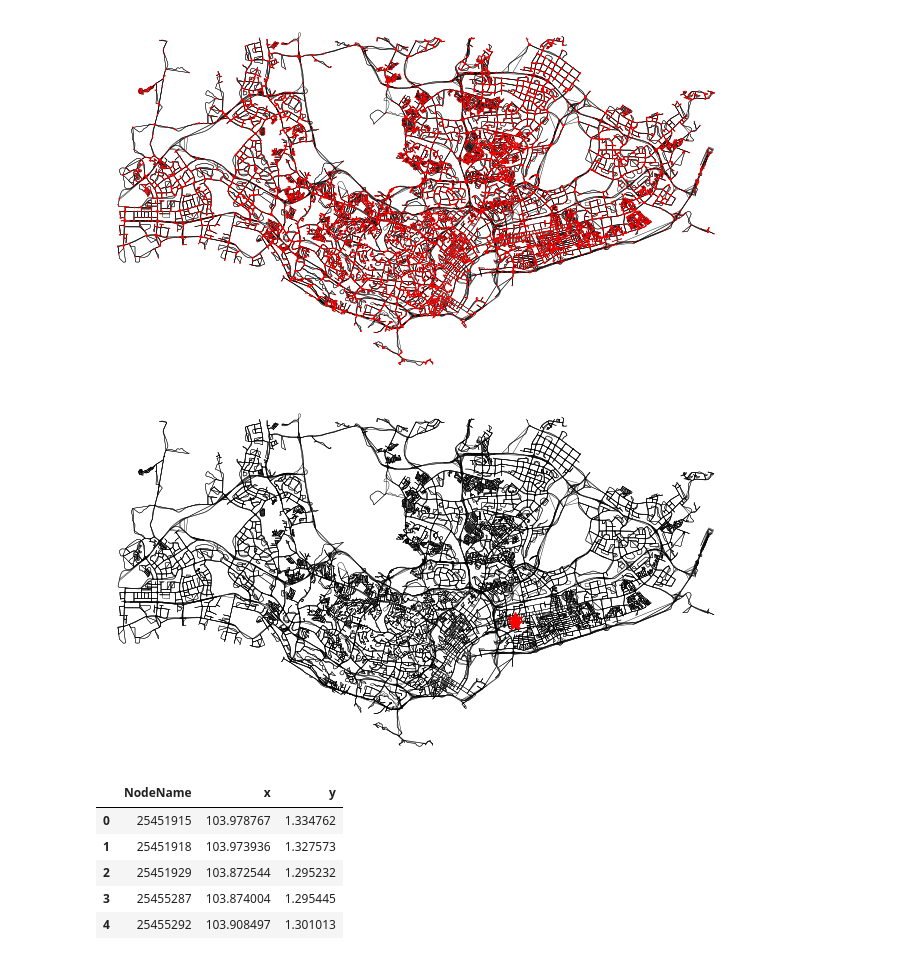
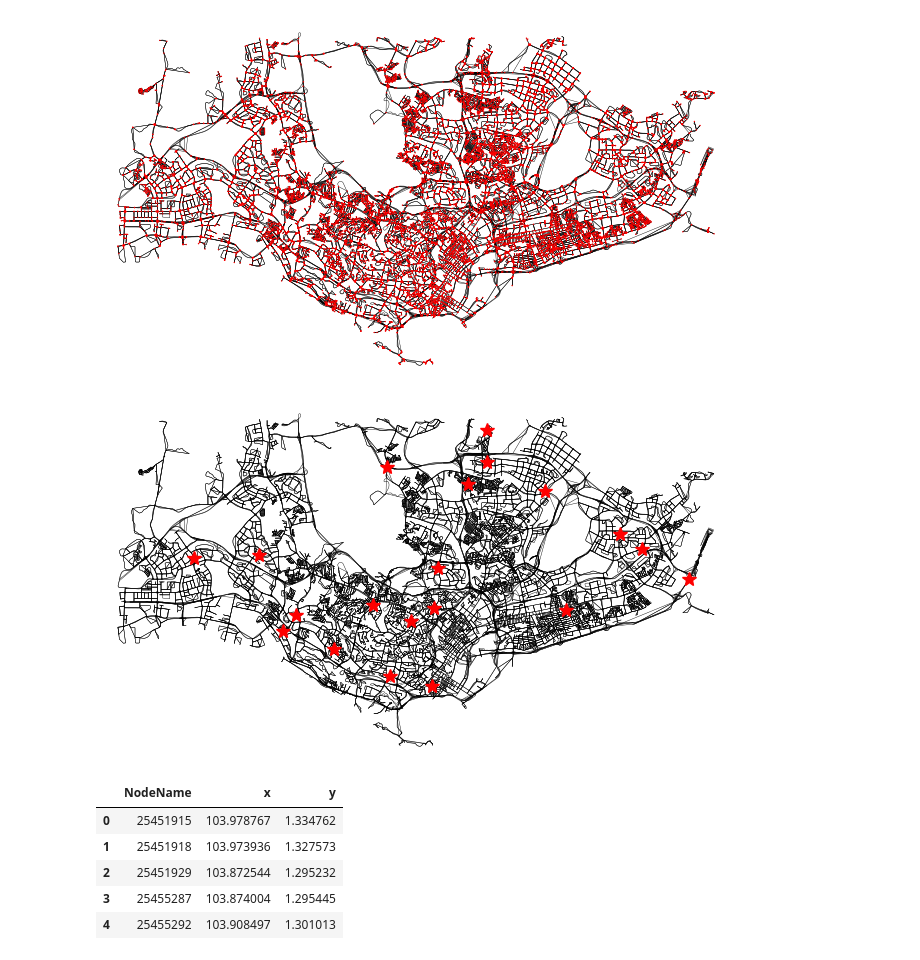
Before and after one commit to khzhang2/FD_Simulator, a Jupyter notebook: Simulator Notebook.ipynb, the cells around one changed output. Drawn from its saved outputs; the diff is of its cells as text; code cells hidden in the pictures.

```diff
--- a/Simulator Notebook.ipynb
+++ b/Simulator Notebook.ipynb
@@ -23,6 +23,6 @@ from rider import *
 # %% [markdown]
 # Load data, road network
 # %%
-rand_merchant = np.random.choice(nodes['NodeName'], 10)
+rand_merchant = np.random.choice(nodes['NodeName'], 20)
 rand_merchant
 # %% [output]
@@ -38,16 +40,16 @@ fig, ax = ox.plot.plot_graph(
 # %%
 fig, ax = ox.plot.plot_graph(
     G_sgp, node_size=0, bgcolor='w', edge_color='k',
     edge_linewidth=.3, save=0, show=False, close=False
 )
 
-for i in [3973745890, 172548911]:
+for i in rand_merchant:
     ax.plot(
         nodes.loc[nodes['NodeName']==i, 'x'].values[0],
         nodes.loc[nodes['NodeName']==i, 'y'].values[0],
         'r*', markersize=10)
 # %% [output]
-[figure, old version]
+[figure, new version]
 # %%
 # defined in rider.py
 nodes.head()
```
Also changed, not shown: parts of 9 cells of this notebook, 1 other file.
